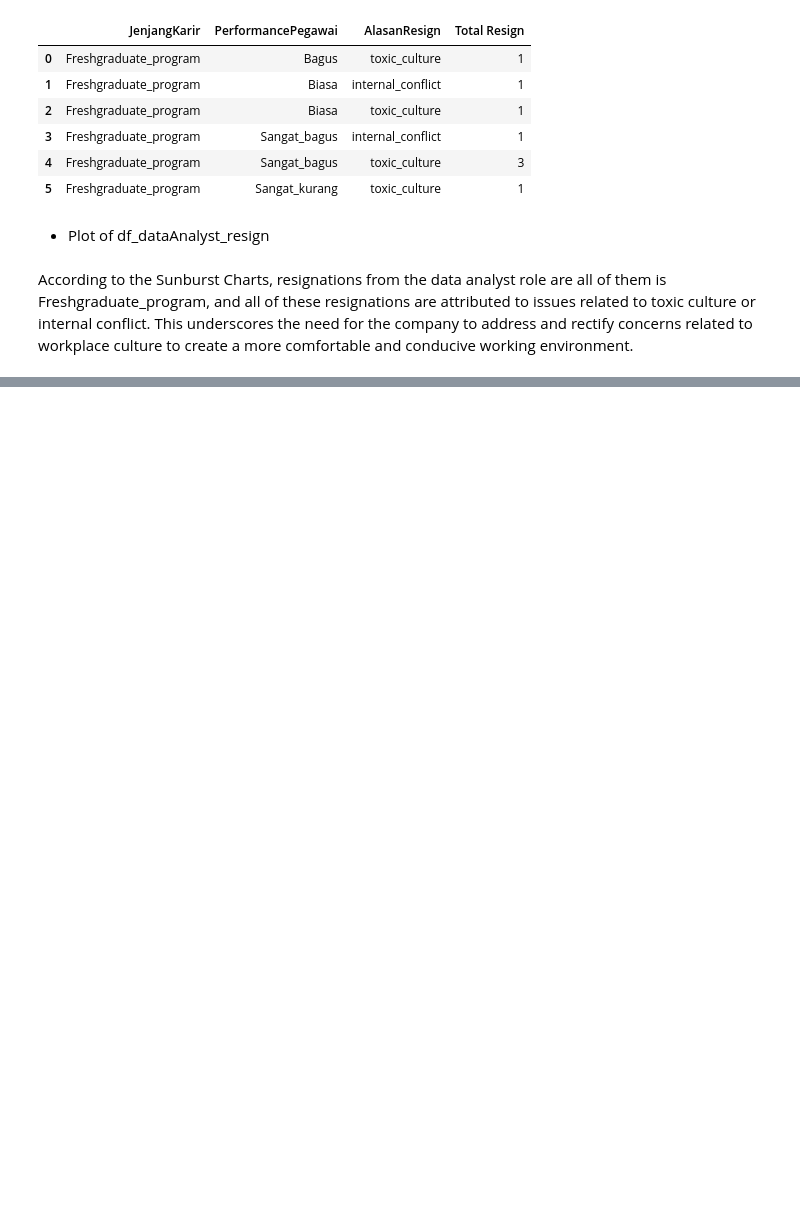
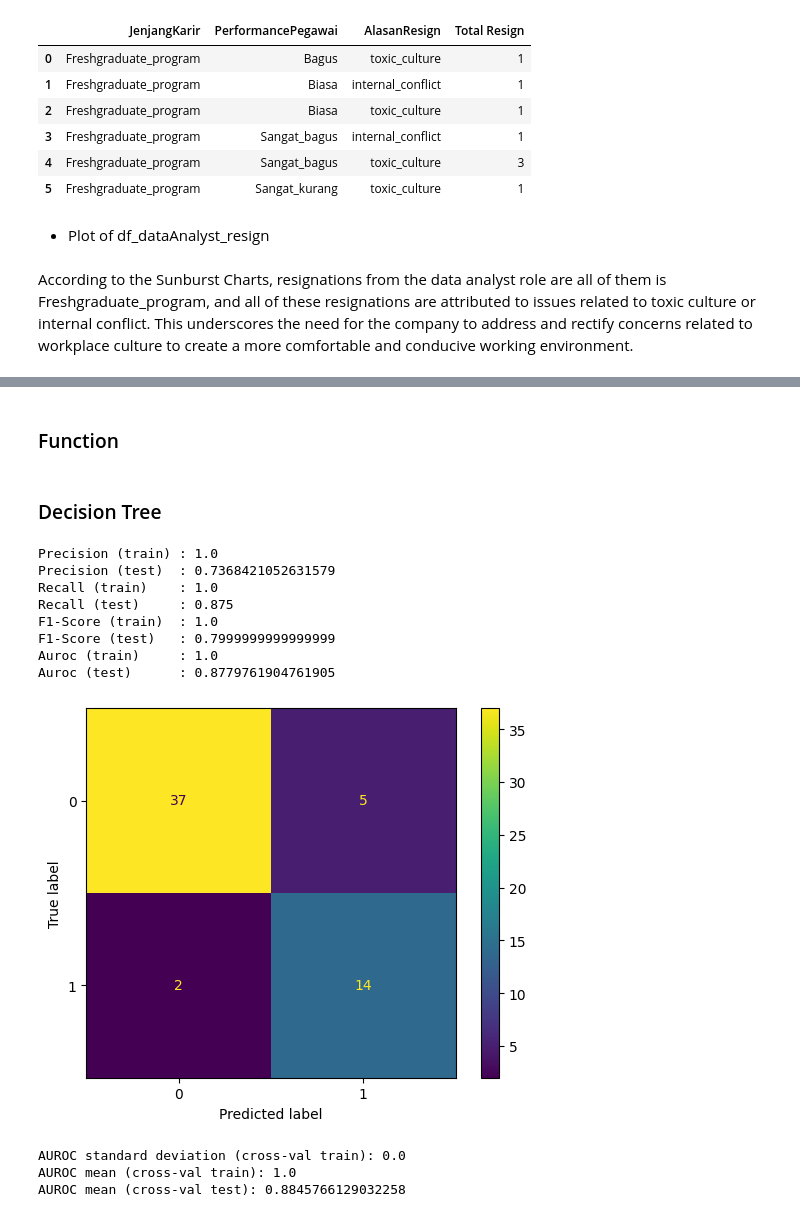
Before and after one commit to kevinusmayadhyw/Improving-Employee-Retention-By-Predicting-Employee-Attrition-Using-Machine-Learning, a Jupyter notebook: Code - Improving Employee Retention By Predicting Employee Attrition Using Machine Learning.ipynb, the cells around one changed output, grey strips where cells are left out. Saved outputs shown, nothing was run; the diff lists cells and outputs as text; code cells hidden in the pictures; blank space fills up the shorter version.

```diff
--- a/Code - Improving Employee Retention By Predicting Employee Attrition Using Machine Learning.ipynb
+++ b/Code - Improving Employee Retention By Predicting Employee Attrition Using Machine Learning.ipynb
@@ -516,0 +754,7 @@ According to the Sunburst Charts, resignations from the data analyst role are al
+# %%
+feature_name = list(X_train.columns)
+scaler = MinMaxScaler()
+for i in feature_name:
+    scaler.fit(X_train[[i]])
+    X_train[i] = scaler.transform(X_train[[i]])
+    X_test[i] = scaler.transform(X_test[[i]])
@@ -516,0 +763,2 @@ According to the Sunburst Charts, resignations from the data analyst role are al
+# %%
+X_train, y_train = over_sampling.SMOTE(random_state=13).fit_resample(X_train, y_train)
@@ -516,0 +767,32 @@ According to the Sunburst Charts, resignations from the data analyst role are al
+# %% [markdown]
+### Function
+# %%
+def eval_model(y_pred_test, y_pred_train, y_train, y_test):
+    precision_test = precision_score(y_test, y_pred_test)
+    precision_train = precision_score(y_train, y_pred_train)
+    recall_test = recall_score(y_test, y_pred_test)
+    recall_train = recall_score(y_train, y_pred_train)
+    f1_test = f1_score(y_test, y_pred_test)
+    f1_train = f1_score(y_train, y_pred_train)
+    auroc_test = roc_auc_score(y_test, y_pred_test)
+    auroc_train = roc_auc_score(y_train, y_pred_train)
+    print('Precision (train) : ' + str(precision_train))
+    print('Precision (test)  : ' + str(precision_test))
+    print('Recall (train)    : ' + str(recall_train))
+    print('Recall (test)     : ' + str(recall_test))
+    print('F1-Score (train)  : ' + str(f1_train))
+    print('F1-Score (test)   : ' + str(f1_test))
+    print('Auroc (train)     : ' + str(auroc_train))
+    print('Auroc (test)      : ' + str(auroc_test))
+    ConfusionMatrixDisplay.from_predictions(y_test, y_pred_test)
+    plt.show()
+    result_train = [precision_train, recall_train, f1_train, auroc_train]
+    result_test = [precision_test, recall_test, f1_test, auroc_test]
+    return result_train, result_test
+# %%
+def train_model(model, X_train, X_test, y_train, y_test):
+    model.fit(X_train, y_train)
+    y_pred_test = model.predict(X_test)
+    y_pred_train = model.predict(X_train)
+    result_train, result_test = eval_model(y_pred_test, y_pred_train, y_train, y_test)
+    return model, result_train, result_test
@@ -516,0 +805,20 @@ According to the Sunburst Charts, resignations from the data analyst role are al
+# %% [markdown]
+### Decision Tree
+# %%
+decisiontree, result_train_decisiontree, result_test_decisiontree = train_model(DecisionTreeClassifier(random_state=31), X_train, X_test, y_train, y_test)
+# %% [output]
+Precision (train) : 1.0
+Precision (test)  : 0.7368421052631579
+Recall (train)    : 1.0
+Recall (test)     : 0.875
+F1-Score (train)  : 1.0
+F1-Score (test)   : 0.7999999999999999
+Auroc (train)     : 1.0
+Auroc (test)      : 0.8779761904761905
+[figure, added]
+# %%
+crossval(decisiontree, X_train, y_train)
+# %% [output]
+AUROC standard deviation (cross-val train): 0.0
+AUROC mean (cross-val train): 1.0
+AUROC mean (cross-val test): 0.8845766129032258
```
Also changed, not shown: parts of 68 cells of this notebook.
